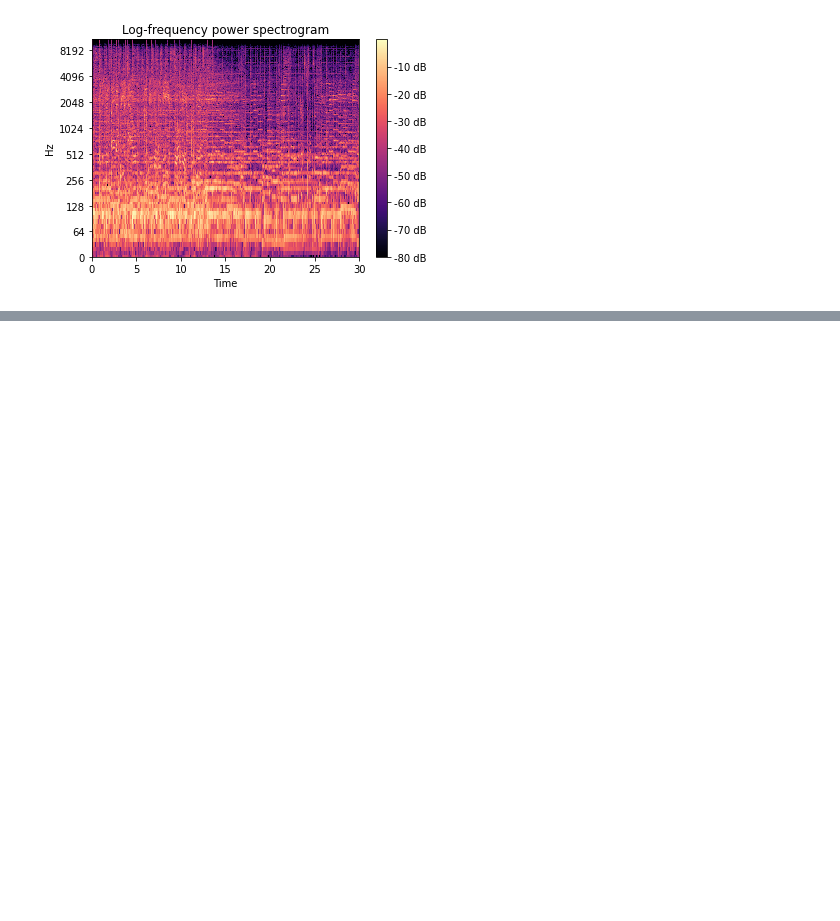
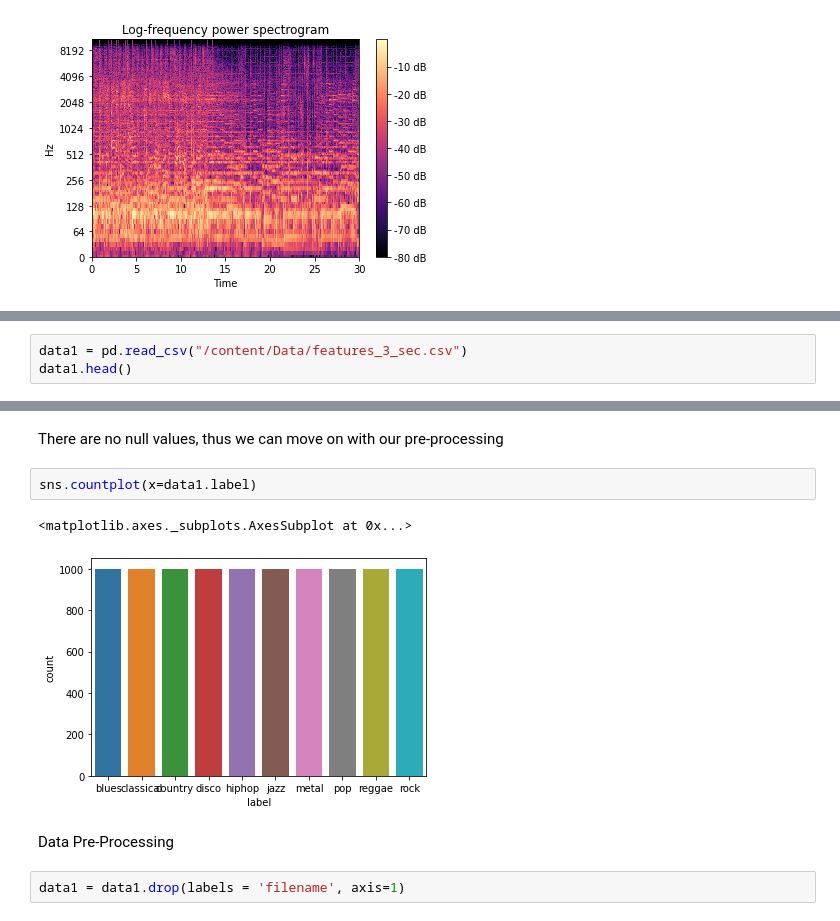
Before and after one commit to devshah21/Music-Genre-Classifier, a Jupyter notebook: Music_genre_classifier.ipynb, the cells around one changed output, grey strips where cells are left out. Cells and saved outputs as stored; diff of their text form; blank space fills up the shorter version.

Commit message:
began pre-processing data with the features csv file

```diff
--- a/Music_genre_classifier.ipynb
+++ b/Music_genre_classifier.ipynb
@@ -147,0 +143,3 @@ plt.show()
+# %%
+data1 = pd.read_csv("/content/Data/features_3_sec.csv")
+data1.head()
@@ -147,0 +198,11 @@ plt.show()
+# %% [markdown]
+There are no null values, thus we can move on with our pre-processing
+# %%
+sns.countplot(x=data1.label)
+# %% [output]
+<matplotlib.axes._subplots.AxesSubplot at 0x...>
+[figure, added]
+# %% [markdown]
+Data Pre-Processing
+# %%
+data1 = data1.drop(labels = 'filename', axis=1)
```
Also changed, not shown: parts of 9 cells of this notebook.
